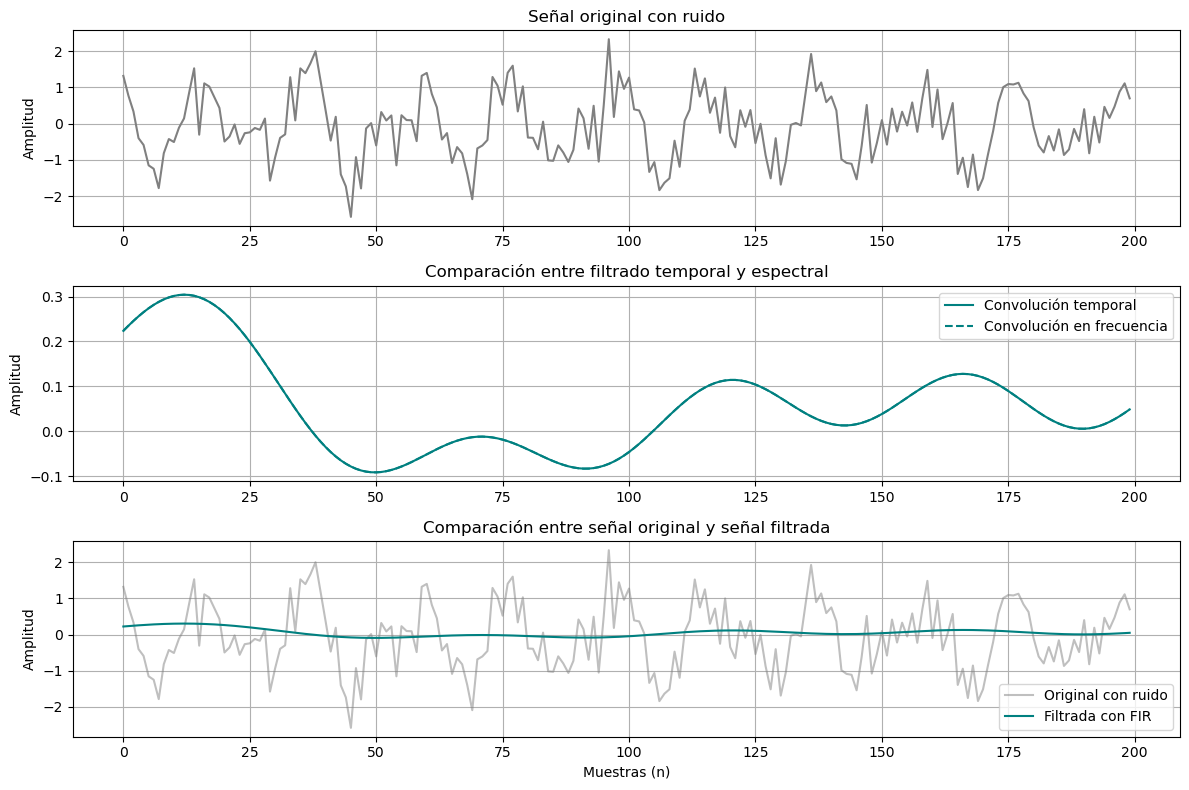
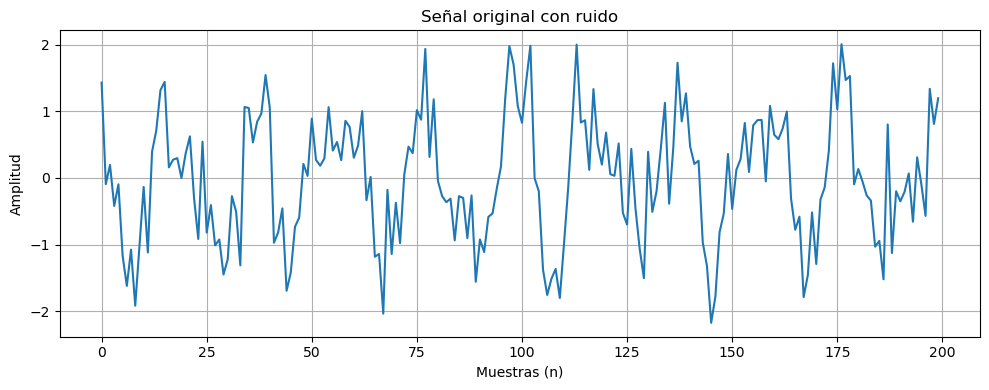
Unified diff of the notebook cell whose output changed from the first chart to the second:
--- before
+++ after
@@ -16,61 +16,30 @@
 
 # Graficamos
-fig, axes = plt.subplots(3, 1, figsize=(12, 8))
-
-# Señal original
-axes[0].plot(
+# 1) Señal original
+graficar_senales(
     tonos_con_ruido[inicio:fin],
-    color="gray"
+    titulo="Señal original con ruido",
+    xlabel="Muestras (n)"
 )
 
-axes[0].set_title("Señal original con ruido")
-axes[0].set_ylabel("Amplitud")
-axes[0].grid(True)
 
-# Comparación de implementacione
-axes[1].plot(
-    y_fir_tiempo[inicio:fin],
-    label="Convolución temporal",
-    color="teal"
+# 2) Comparación implementaciones
+graficar_senales(
+    [
+        y_fir_tiempo[inicio:fin],
+        y_fir_freq[inicio:fin]
+    ],
+    titulo="Comparación entre filtrado temporal y espectral",
+    xlabel="Muestras (n)"
 )
 
-axes[1].plot(
-    y_fir_freq[inicio:fin],
-    "--",
-    label="Convolución en frecuencia",
-    color="teal"
+
+# 3) Original vs filtrada
+graficar_senales(
+    [
+        tonos_con_ruido[inicio:fin],
+        y_fir_tiempo[inicio:fin]
+    ],
+    titulo="Comparación entre señal original y señal filtrada",
+    xlabel="Muestras (n)"
 )
-
-axes[1].set_title(
-    "Comparación entre filtrado temporal y espectral"
-)
-
-axes[1].set_ylabel("Amplitud")
-axes[1].legend()
-axes[1].grid(True)
-
-# Señal original vs filtrada
-axes[2].plot(
-    tonos_con_ruido[inicio:fin],
-    label="Original con ruido",
-    color="gray",
-    alpha=0.5
-)
-
-axes[2].plot(
-    y_fir_tiempo[inicio:fin],
-    label="Filtrada con FIR",
-    color="teal"
-)
-
-axes[2].set_title(
-    "Comparación entre señal original y señal filtrada"
-)
-
-axes[2].set_xlabel("Muestras (n)")
-axes[2].set_ylabel("Amplitud")
-axes[2].legend()
-axes[2].grid(True)
-
-plt.tight_layout()
-plt.show()

Commit: .